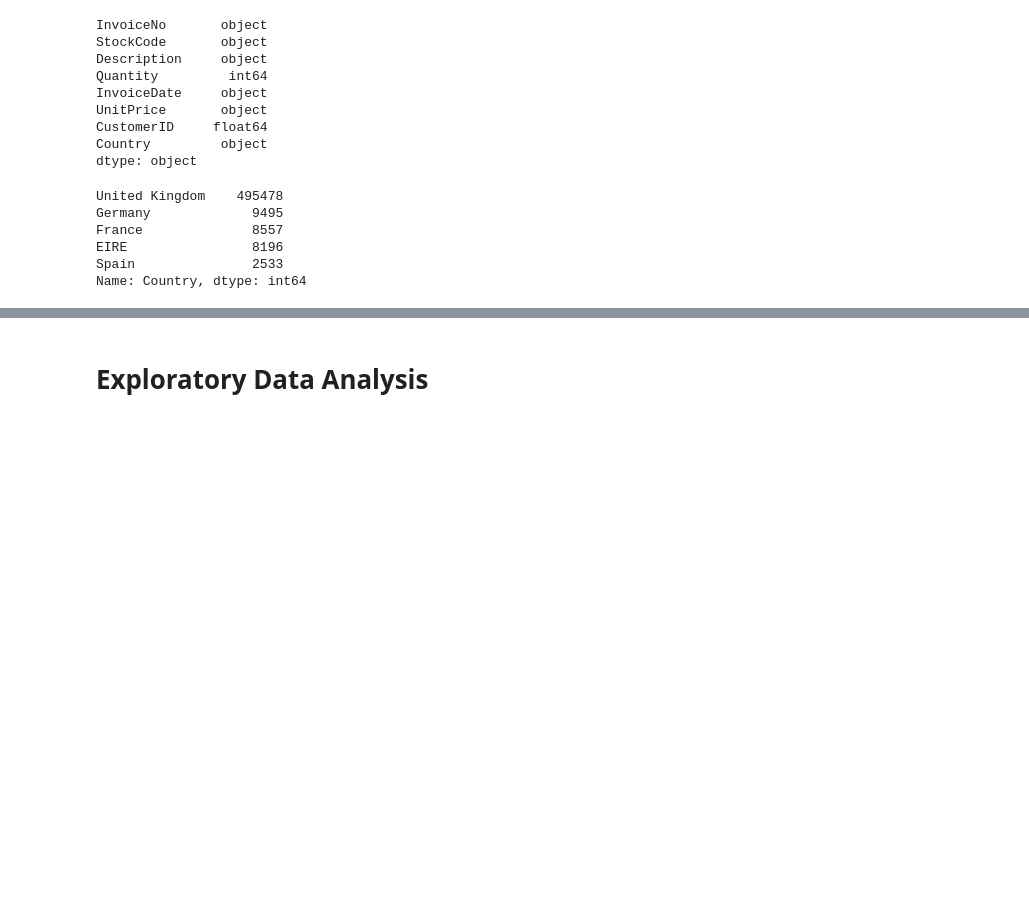
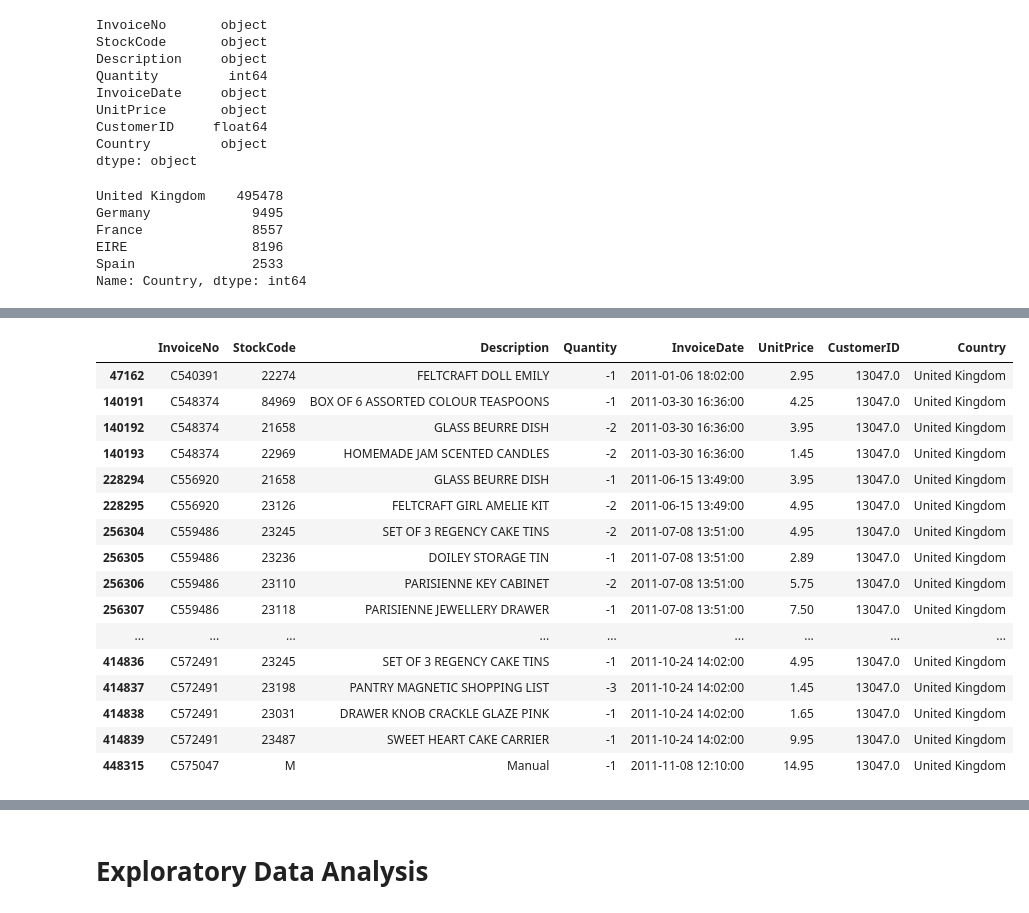
Before and after one commit to brenosakaguti/clustering, a Jupyter notebook: clusterization.ipynb, the cells around one changed output, grey strips where cells are left out. Saved outputs shown, nothing was run; the diff lists cells and outputs as text; code cells hidden in the pictures; blank space fills up the shorter version.

```diff
--- a/clusterization.ipynb
+++ b/clusterization.ipynb
@@ -55,3 +89,23 @@ df1 = df1.dropna(axis="index", subset=["CustomerID"])
+# %%
+df1[(df1["CustomerID"] == 13047.0) & (df1["Quantity"] < 0)]
+# %% [output]
+|  | InvoiceNo | StockCode | Description | Quantity | InvoiceDate | UnitPrice | CustomerID | Country |
+| 47162 | C540391 | 22274 | FELTCRAFT DOLL EMILY | -1 | 2011-01-06 18:02:00 | 2.95 | 13047.0 | United Kingdom |
+| 140191 | C548374 | 84969 | BOX OF 6 ASSORTED COLOUR TEASPOONS | -1 | 2011-03-30 16:36:00 | 4.25 | 13047.0 | United Kingdom |
+| 140192 | C548374 | 21658 | GLASS BEURRE DISH | -2 | 2011-03-30 16:36:00 | 3.95 | 13047.0 | United Kingdom |
+| 140193 | C548374 | 22969 | HOMEMADE JAM SCENTED CANDLES | -2 | 2011-03-30 16:36:00 | 1.45 | 13047.0 | United Kingdom |
+| 228294 | C556920 | 21658 | GLASS BEURRE DISH | -1 | 2011-06-15 13:49:00 | 3.95 | 13047.0 | United Kingdom |
+| 228295 | C556920 | 23126 | FELTCRAFT GIRL AMELIE KIT | -2 | 2011-06-15 13:49:00 | 4.95 | 13047.0 | United Kingdom |
+| 256304 | C559486 | 23245 | SET OF 3 REGENCY CAKE TINS | -2 | 2011-07-08 13:51:00 | 4.95 | 13047.0 | United Kingdom |
+| 256305 | C559486 | 23236 | DOILEY STORAGE TIN | -1 | 2011-07-08 13:51:00 | 2.89 | 13047.0 | United Kingdom |
+| 256306 | C559486 | 23110 | PARISIENNE KEY CABINET | -2 | 2011-07-08 13:51:00 | 5.75 | 13047.0 | United Kingdom |
+| 256307 | C559486 | 23118 | PARISIENNE JEWELLERY DRAWER | -1 | 2011-07-08 13:51:00 | 7.50 | 13047.0 | United Kingdom |
+| ... | ... | ... | ... | ... | ... | ... | ... | ... |
+| 414836 | C572491 | 23245 | SET OF 3 REGENCY CAKE TINS | -1 | 2011-10-24 14:02:00 | 4.95 | 13047.0 | United Kingdom |
+| 414837 | C572491 | 23198 | PANTRY MAGNETIC SHOPPING LIST | -3 | 2011-10-24 14:02:00 | 1.45 | 13047.0 | United Kingdom |
+| 414838 | C572491 | 23031 | DRAWER KNOB CRACKLE GLAZE PINK | -1 | 2011-10-24 14:02:00 | 1.65 | 13047.0 | United Kingdom |
+| 414839 | C572491 | 23487 | SWEET HEART CAKE CARRIER | -1 | 2011-10-24 14:02:00 | 9.95 | 13047.0 | United Kingdom |
+| 448315 | C575047 | M | Manual | -1 | 2011-11-08 12:10:00 | 14.95 | 13047.0 | United Kingdom |
 # %%
 # Drop columns that won't be used in this analysis.
 df1 = df1.drop(columns=["Description", "StockCode", "Country"])
```
Also changed, not shown: parts of 21 cells of this notebook.
